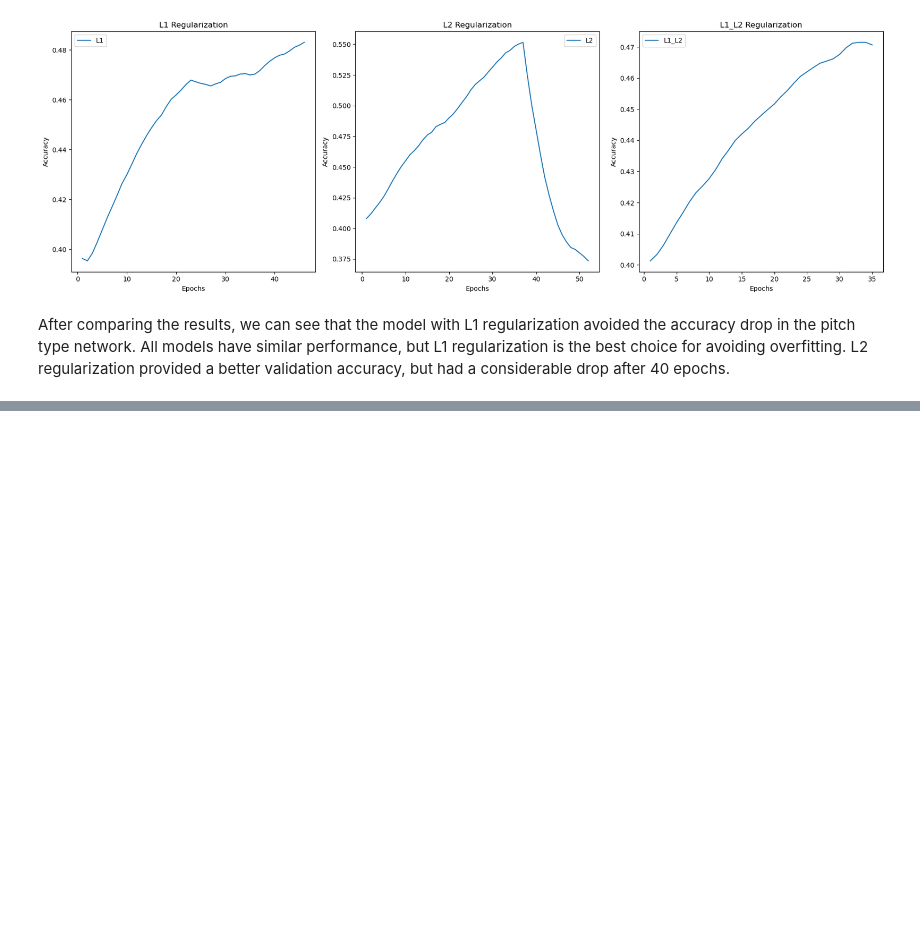
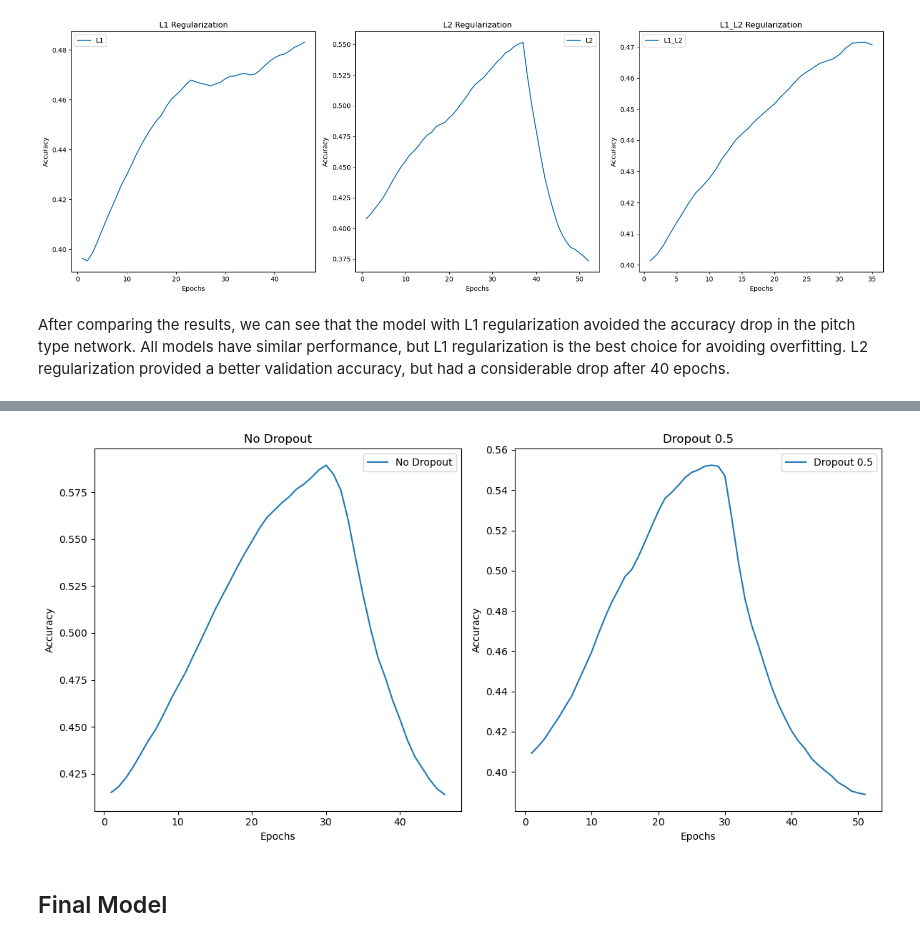
Before and after one commit to SebastianJRamirezA/pitch_prediction_using_ML, a Jupyter notebook: notebooks/LSTMS_and_GRUS/lstms.ipynb, the cells around one changed output, grey strips where cells are left out. Saved outputs shown, nothing was run; the diff lists cells and outputs as text; code cells hidden in the pictures; blank space fills up the shorter version.

Commit message:
Apply dropout to LSTM Pitch Type Network

```diff
--- a/notebooks/LSTMS_and_GRUS/lstms.ipynb
+++ b/notebooks/LSTMS_and_GRUS/lstms.ipynb
@@ -415,0 +448,20 @@ After comparing the results, we can see that the model with L1 regularization av
+# %%
+dropout_rates = [0, 0.5]
+histories_dropout = []
+
+for dropout_rate in dropout_rates:
+    print("Testing with dropout rate:", dropout_rate)
+    model = build_model(drop=dropout_rate)
+    history = model.fit(X_train,
+                                 {'pitch_output': y_pitch_train,
+                                  'vertical_output': y_vertical_train,
+                                  'horizontal_output': y_horizontal_train},
+                                 epochs=100, batch_size=64,
+                                 validation_data=(X_val,
+                                                  {'pitch_output': y_pitch_val,
+                                                   'vertical_output': y_vertical_val,
+                                                   'horizontal_output': y_horizontal_val}),
+                                 callbacks=[freeze_output_callback],
+                                 verbose=0
+                                )
+    histories_dropout.append(history)
@@ -415,0 +487,28 @@ After comparing the results, we can see that the model with L1 regularization av
+# %%
+# Smooth the curves for better visualization
+smooth_no_drop = smooth_curve(histories_dropout[0].history['val_pitch_output_accuracy'])
+smooth_drop_05 = smooth_curve(histories_dropout[1].history['val_pitch_output_accuracy'])
+
+# Create a collage of plots
+fig, axes = plt.subplots(1, 2, figsize=(12, 6))
+
+# Plot without dropout
+axes[0].plot(range(1, len(smooth_no_drop) + 1), smooth_no_drop, label='No Dropout')
+axes[0].set_title('No Dropout')
+axes[0].set_xlabel('Epochs')
+axes[0].set_ylabel('Accuracy')
+axes[0].legend()
+
+# Plot with 0.5 dropout
+axes[1].plot(range(1, len(smooth_drop_05) + 1), smooth_drop_05, label='Dropout 0.5')
+axes[1].set_title('Dropout 0.5')
+axes[1].set_xlabel('Epochs')
+axes[1].set_ylabel('Accuracy')
+axes[1].legend()
+
+plt.tight_layout()
+plt.show()
+# %% [output]
+[figure, added]
+# %% [markdown]
+## Final Model
```
Also changed, not shown: parts of 7 cells of this notebook.
